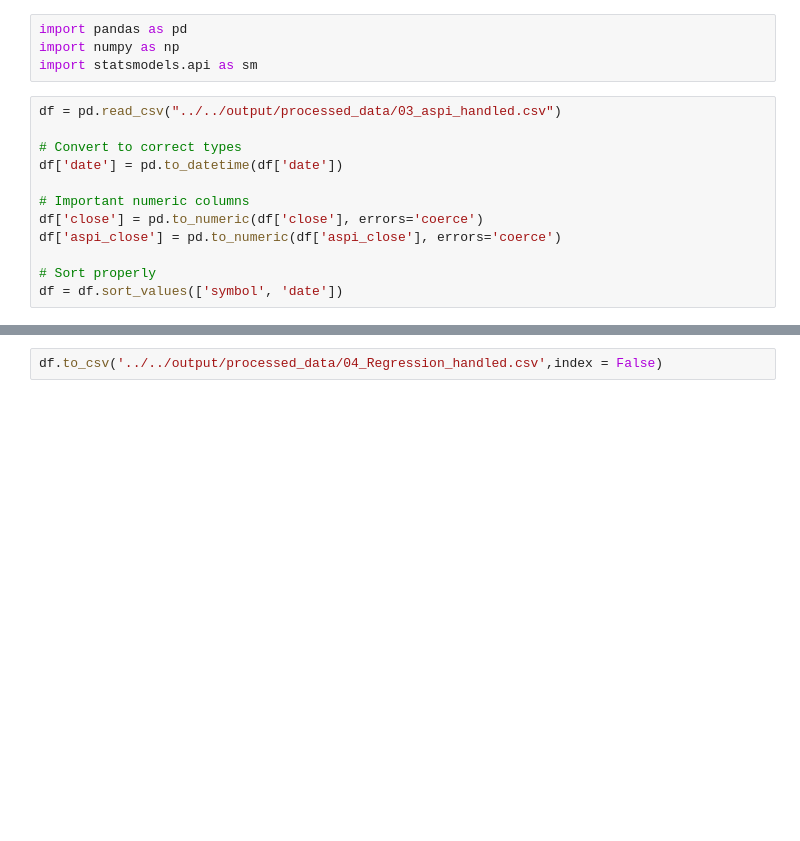
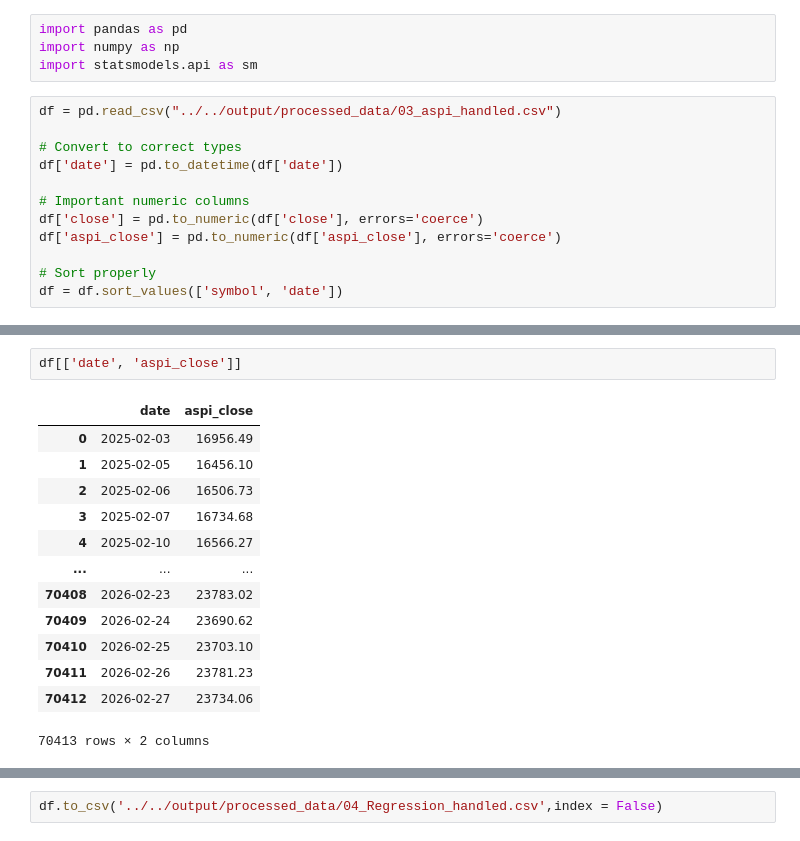
Before and after one commit to dehanf/Disaster-Shock-Market-Response, a Jupyter notebook: notebooks/02 Model Building/04_Regression.ipynb, the cells around one changed output, grey strips where cells are left out. Cells and saved outputs as stored; diff of their text form; blank space fills up the shorter version.

```diff
--- a/notebooks/02 Model Building/04_Regression.ipynb
+++ b/notebooks/02 Model Building/04_Regression.ipynb
@@ -60,0 +68,16 @@ alpha_beta_df = pd.DataFrame(results)
+# %%
+df[['date', 'aspi_close']]
+# %% [output]
+|  | date | aspi_close |
+| 0 | 2025-02-03 | 16956.49 |
+| 1 | 2025-02-05 | 16456.10 |
+| 2 | 2025-02-06 | 16506.73 |
+| 3 | 2025-02-07 | 16734.68 |
+| 4 | 2025-02-10 | 16566.27 |
+| ... | ... | ... |
+| 70408 | 2026-02-23 | 23783.02 |
+| 70409 | 2026-02-24 | 23690.62 |
+| 70410 | 2026-02-25 | 23703.10 |
+| 70411 | 2026-02-26 | 23781.23 |
+| 70412 | 2026-02-27 | 23734.06 |
+70413 rows × 2 columns
```
Also changed, not shown: parts of 11 cells of this notebook, 25 other files.
